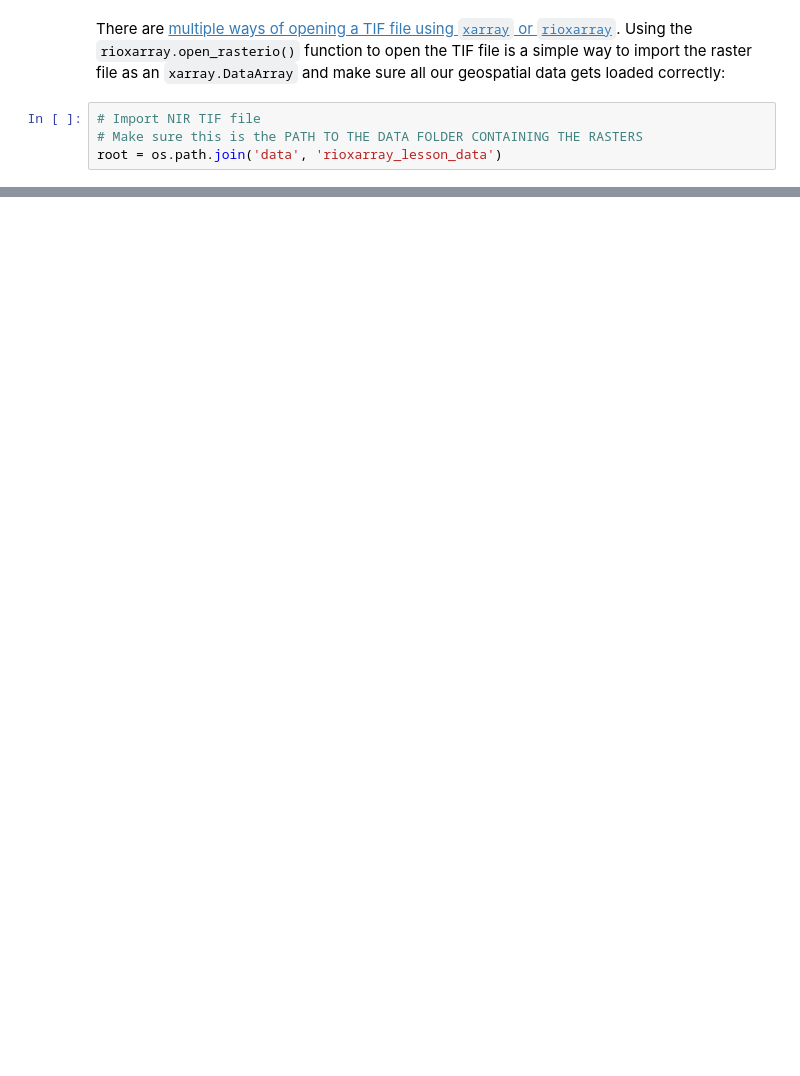
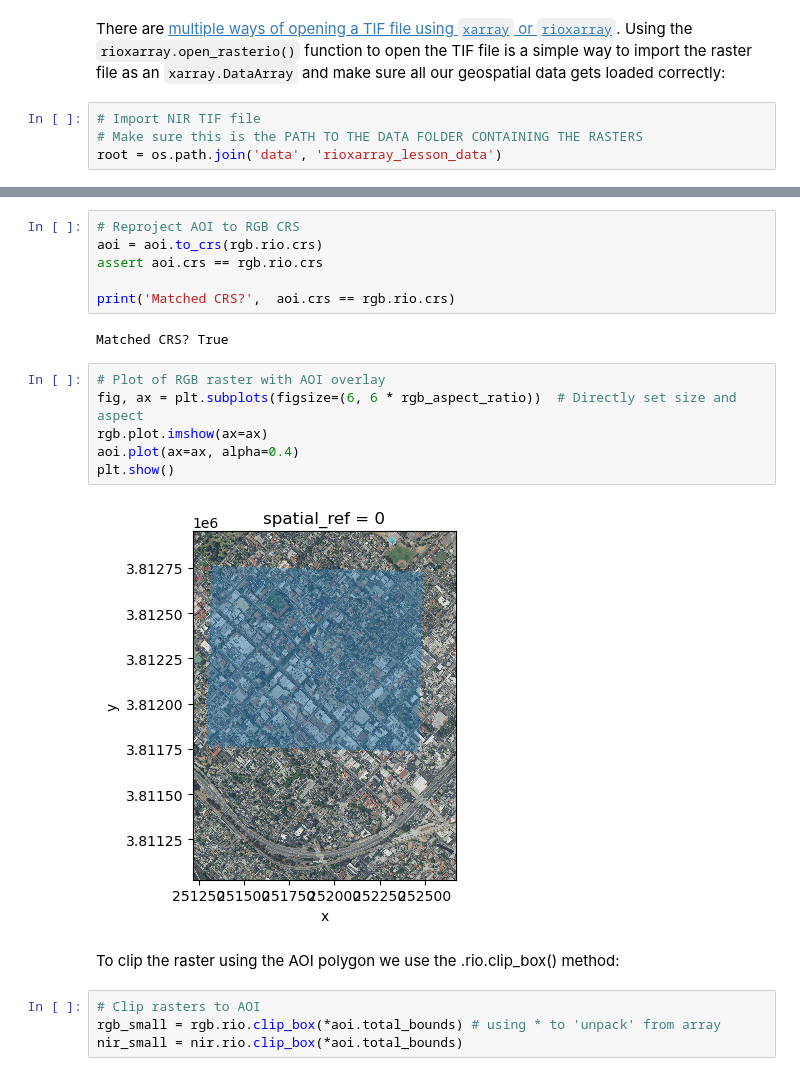
Before and after one commit to kylienewcomer/eds220-2025-in-class, a Jupyter notebook: week8-rioxarray-STUDENTS.ipynb, the cells around one changed output, grey strips where cells are left out. Saved outputs shown, nothing was run; the diff lists cells and outputs as text; blank space fills up the shorter version.

```diff
--- a/week8-rioxarray-STUDENTS.ipynb
+++ b/week8-rioxarray-STUDENTS.ipynb
@@ -30,0 +188,22 @@ root = os.path.join('data', 'rioxarray_lesson_data')
+# %%
+# Reproject AOI to RGB CRS
+aoi = aoi.to_crs(rgb.rio.crs)
+assert aoi.crs == rgb.rio.crs
+
+print('Matched CRS?',  aoi.crs == rgb.rio.crs)
+# %% [output]
+Matched CRS? True
+# %%
+# Plot of RGB raster with AOI overlay
+fig, ax = plt.subplots(figsize=(6, 6 * rgb_aspect_ratio))  # Directly set size and aspect
+rgb.plot.imshow(ax=ax)
+aoi.plot(ax=ax, alpha=0.4)
+plt.show()
+# %% [output]
+[figure, added]
+# %% [markdown]
+To clip the raster using the AOI polygon we use the .rio.clip_box() method:
+# %%
+# Clip rasters to AOI
+rgb_small = rgb.rio.clip_box(*aoi.total_bounds) # using * to 'unpack' from array
+nir_small = nir.rio.clip_box(*aoi.total_bounds)
```
Also changed, not shown: parts of 33 cells of this notebook.
